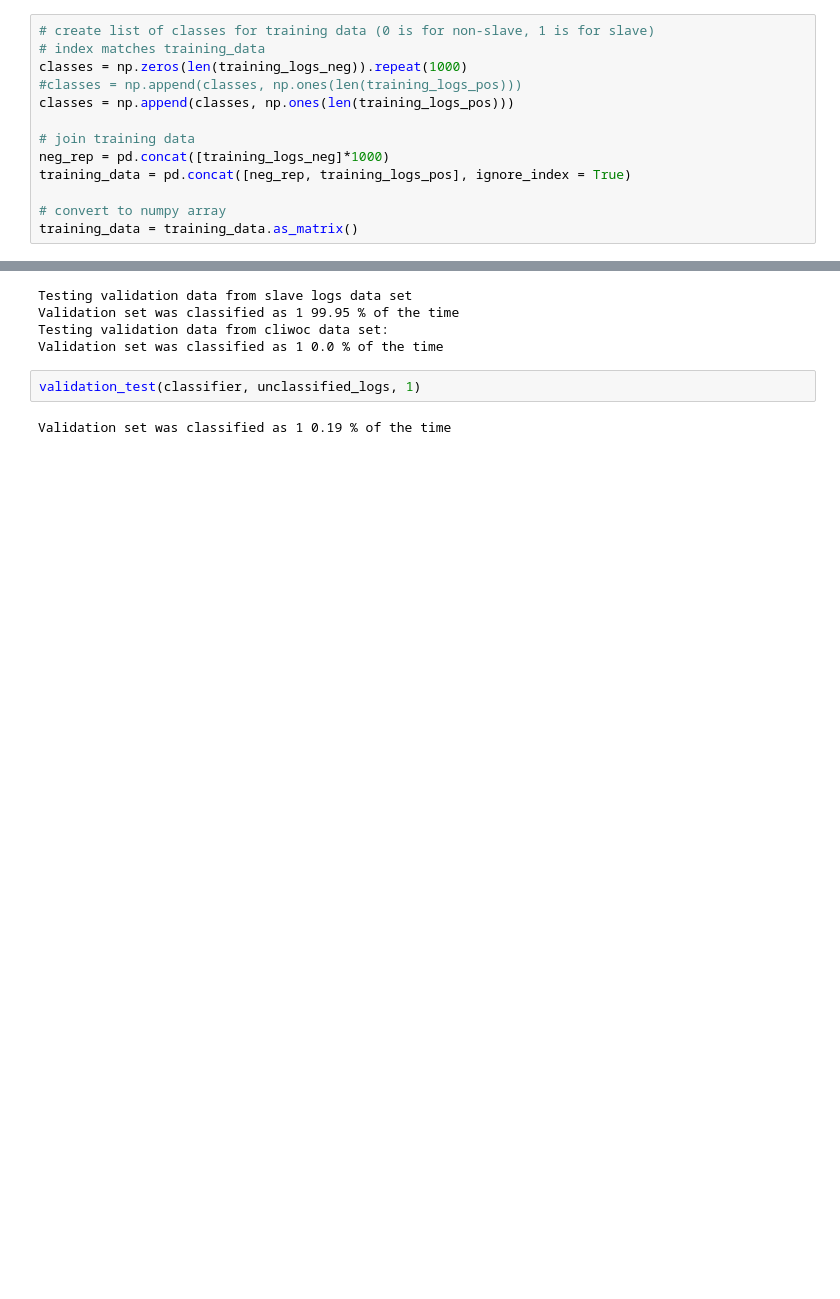
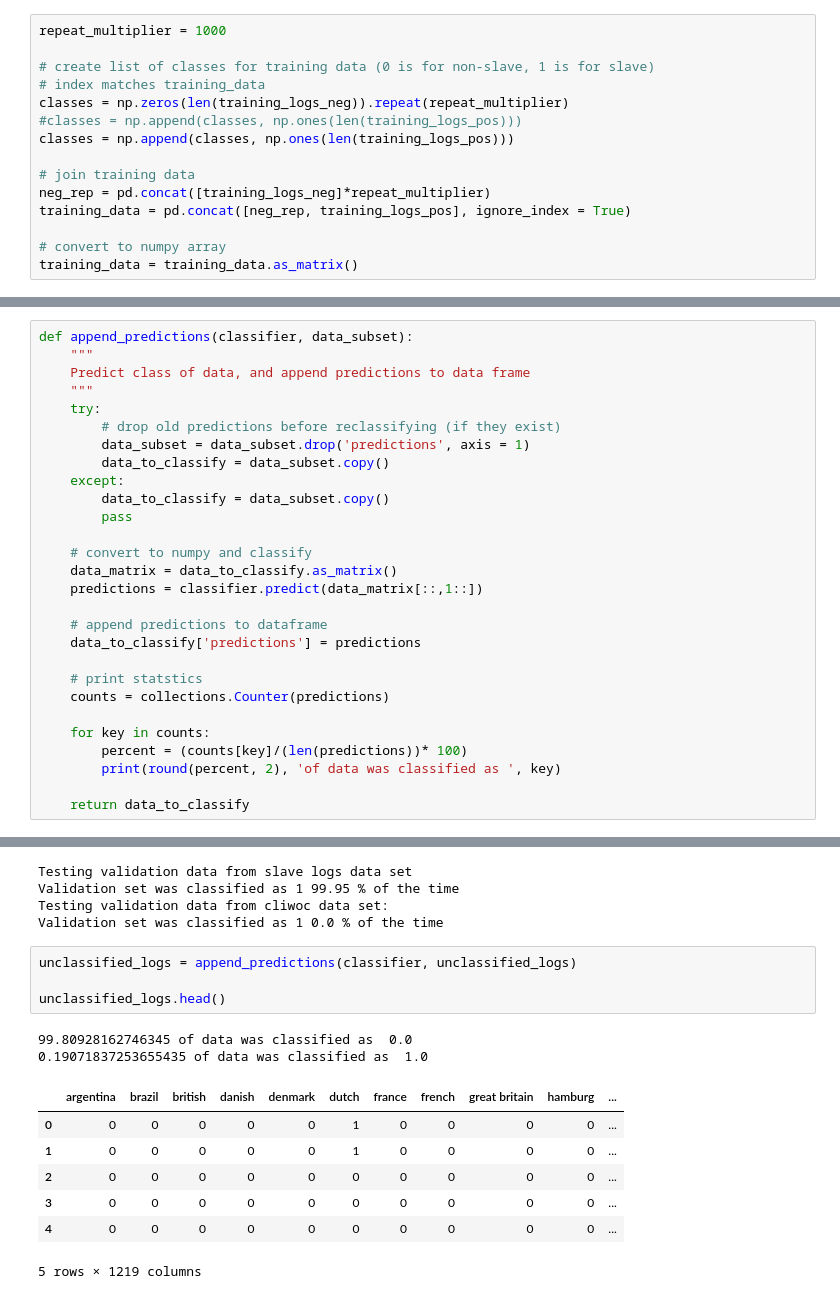
Before and after one commit to clarka34/exploringShipLogbooks, a Jupyter notebook: classifier-notebook.ipynb, the cells around one changed output, grey strips where cells are left out. Drawn from its saved outputs; the diff is of its cells as text; blank space fills up the shorter version.

Commit message:
added predict function that appends predictions to data

```diff
--- a/classifier-notebook.ipynb
+++ b/classifier-notebook.ipynb
@@ -216,14 +213,16 @@ training_logs_neg = training_logs_neg.drop('slave_logs', axis=1)
 def finding_null_values(df):
     return df.isnull().sum()[df.isnull().sum()>0]
 # %%
+repeat_multiplier = 1000
+
 # create list of classes for training data (0 is for non-slave, 1 is for slave)
 # index matches training_data
-classes = np.zeros(len(training_logs_neg)).repeat(1000)
+classes = np.zeros(len(training_logs_neg)).repeat(repeat_multiplier)
 #classes = np.append(classes, np.ones(len(training_logs_pos)))
 classes = np.append(classes, np.ones(len(training_logs_pos)))
 
 # join training data
-neg_rep = pd.concat([training_logs_neg]*1000)
+neg_rep = pd.concat([training_logs_neg]*repeat_multiplier)
 training_data = pd.concat([neg_rep, training_logs_pos], ignore_index = True)
 
 # convert to numpy array
@@ -254,6 +253,34 @@ def validation_test(classifier, validation_set, expected_class):
 
     print('Validation set was classified as', expected_class,
           round(percent_correct,2), '% of the time')
+# %%
+def append_predictions(classifier, data_subset):
+    """
+    Predict class of data, and append predictions to data frame
+    """
+    try:
+        # drop old predictions before reclassifying (if they exist)
+        data_subset = data_subset.drop('predictions', axis = 1)
+        data_to_classify = data_subset.copy()
+    except:
+        data_to_classify = data_subset.copy()
+        pass
+
+    # convert to numpy and classify
+    data_matrix = data_to_classify.as_matrix()
+    predictions = classifier.predict(data_matrix[::,1::])
+
+    # append predictions to dataframe
+    data_to_classify['predictions'] = predictions
+
+    # print statstics
+    counts = collections.Counter(predictions)
+
+    for key in counts:
+        percent = (counts[key]/(len(predictions))* 100)
+        print(round(percent, 2), 'of data was classified as ', key)
+
+    return data_to_classify
 # %%
 print('Testing validation data from slave logs data set')
 validation_test(classifier, validation_set_2, 1)
@@ -265,7 +292,17 @@ Testing validation data from slave logs data set
 Validation set was classified as 1 99.95 % of the time
 Testing validation data from cliwoc data set:
 Validation set was classified as 1 0.0 % of the time
-# %%
-validation_test(classifier, unclassified_logs, 1)
-# %% [output]
-Validation set was classified as 1 0.19 % of the time
+# %%
+unclassified_logs = append_predictions(classifier, unclassified_logs)
+
+unclassified_logs.head()
+# %% [output]
+99.80928162746345 of data was classified as  0.0
+0.19071837253655435 of data was classified as  1.0
+|  | argentina | brazil | british | danish | denmark | dutch | france | french | great britain | hamburg | ... |
+| 0 | 0 | 0 | 0 | 0 | 0 | 1 | 0 | 0 | 0 | 0 | ... |
+| 1 | 0 | 0 | 0 | 0 | 0 | 1 | 0 | 0 | 0 | 0 | ... |
+| 2 | 0 | 0 | 0 | 0 | 0 | 0 | 0 | 0 | 0 | 0 | ... |
+| 3 | 0 | 0 | 0 | 0 | 0 | 0 | 0 | 0 | 0 | 0 | ... |
+| 4 | 0 | 0 | 0 | 0 | 0 | 0 | 0 | 0 | 0 | 0 | ... |
+5 rows × 1219 columns
```
Also changed, not shown: parts of 3 cells of this notebook.
